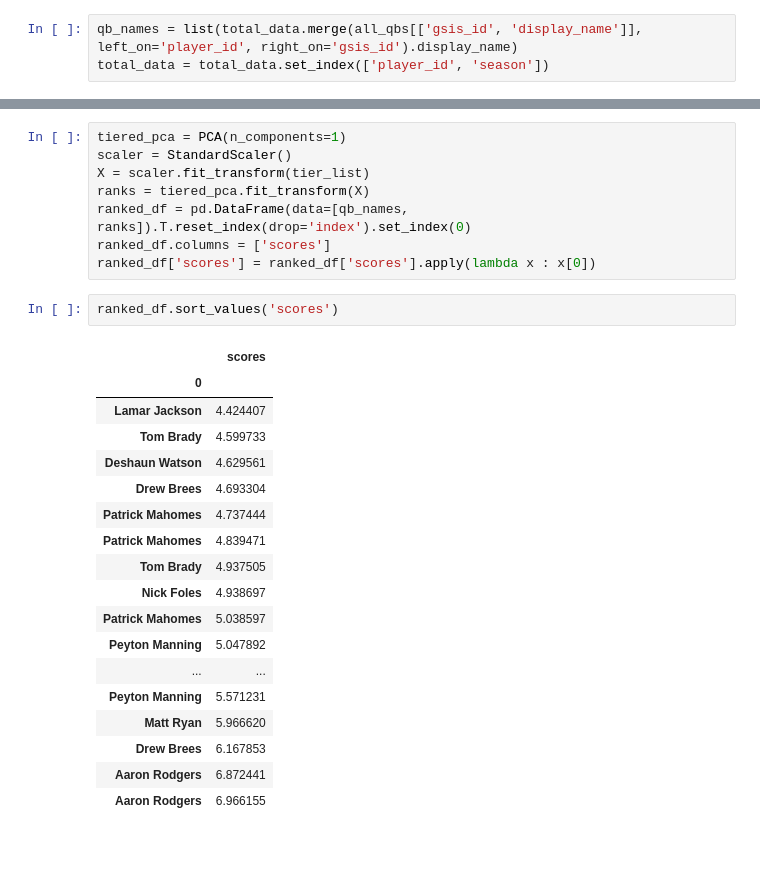
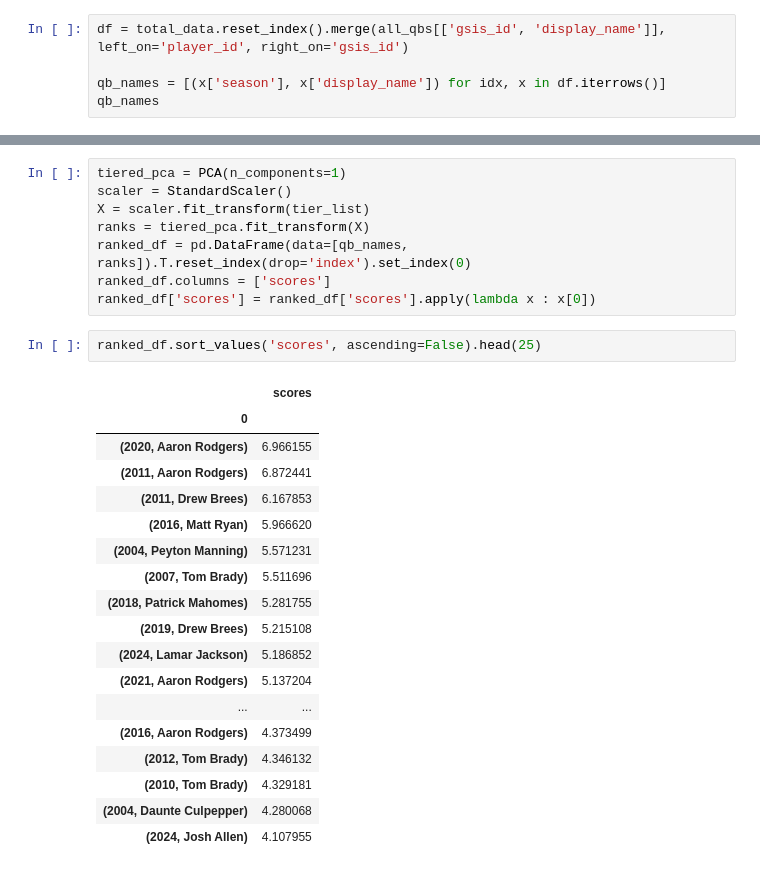
Before and after one commit to JevanC/nfl-stats, a Jupyter notebook: main.ipynb, the cells around one changed output, grey strips where cells are left out. Cells and saved outputs as stored; diff of their text form.

```diff
--- a/main.ipynb
+++ b/main.ipynb
@@ -158,5 +158,7 @@ total_data = total_data[['player_id', 'season', 'sacks_per_dropback', 'attempts_
                          'rushing_fumbles_per_game', 'rushing_yards_per_game', 'rushing_yards_per_attempt', 'pass_pct',
                          'air_yard:completion_pct', 'td:int']]
 # %%
-qb_names = list(total_data.merge(all_qbs[['gsis_id', 'display_name']], left_on='player_id', right_on='gsis_id').display_name)
-total_data = total_data.set_index(['player_id', 'season'])
+df = total_data.reset_index().merge(all_qbs[['gsis_id', 'display_name']], left_on='player_id', right_on='gsis_id')
+
+qb_names = [(x['season'], x['display_name']) for idx, x in df.iterrows()]
+qb_names
@@ -265,23 +285,23 @@ ranked_df = pd.DataFrame(data=[qb_names, ranks]).T.reset_index(drop='index').set
 ranked_df.columns = ['scores']
 ranked_df['scores'] = ranked_df['scores'].apply(lambda x : x[0])
 # %%
-ranked_df.sort_values('scores')
+ranked_df.sort_values('scores', ascending=False).head(25)
 # %% [output]
 |  | scores |
 | 0 |  |
-| Lamar Jackson | 4.424407 |
-| Tom Brady | 4.599733 |
-| Deshaun Watson | 4.629561 |
-| Drew Brees | 4.693304 |
-| Patrick Mahomes | 4.737444 |
-| Patrick Mahomes | 4.839471 |
-| Tom Brady | 4.937505 |
-| Nick Foles | 4.938697 |
-| Patrick Mahomes | 5.038597 |
-| Peyton Manning | 5.047892 |
+| (2020, Aaron Rodgers) | 6.966155 |
+| (2011, Aaron Rodgers) | 6.872441 |
+| (2011, Drew Brees) | 6.167853 |
+| (2016, Matt Ryan) | 5.966620 |
+| (2004, Peyton Manning) | 5.571231 |
+| (2007, Tom Brady) | 5.511696 |
+| (2018, Patrick Mahomes) | 5.281755 |
+| (2019, Drew Brees) | 5.215108 |
+| (2024, Lamar Jackson) | 5.186852 |
+| (2021, Aaron Rodgers) | 5.137204 |
 | ... | ... |
-| Peyton Manning | 5.571231 |
-| Matt Ryan | 5.966620 |
-| Drew Brees | 6.167853 |
-| Aaron Rodgers | 6.872441 |
-| Aaron Rodgers | 6.966155 |
+| (2016, Aaron Rodgers) | 4.373499 |
+| (2012, Tom Brady) | 4.346132 |
+| (2010, Tom Brady) | 4.329181 |
+| (2004, Daunte Culpepper) | 4.280068 |
+| (2024, Josh Allen) | 4.107955 |
```
Also changed, not shown: parts of 3 cells of this notebook.
